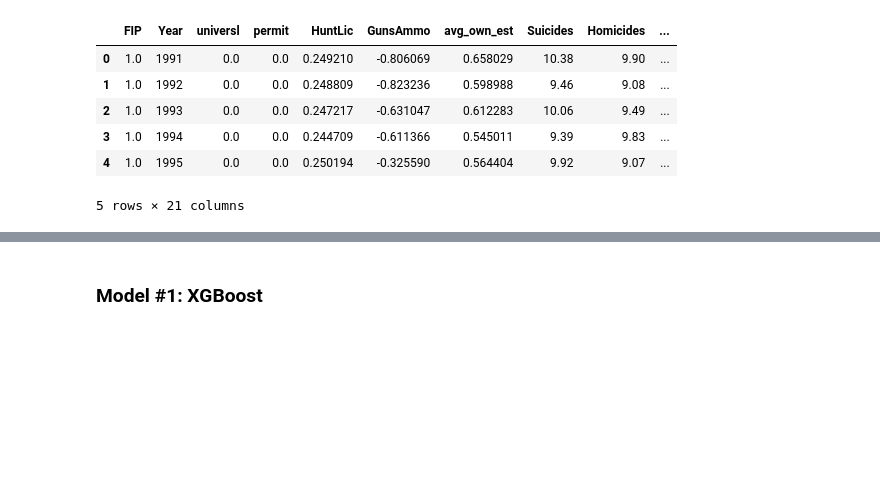
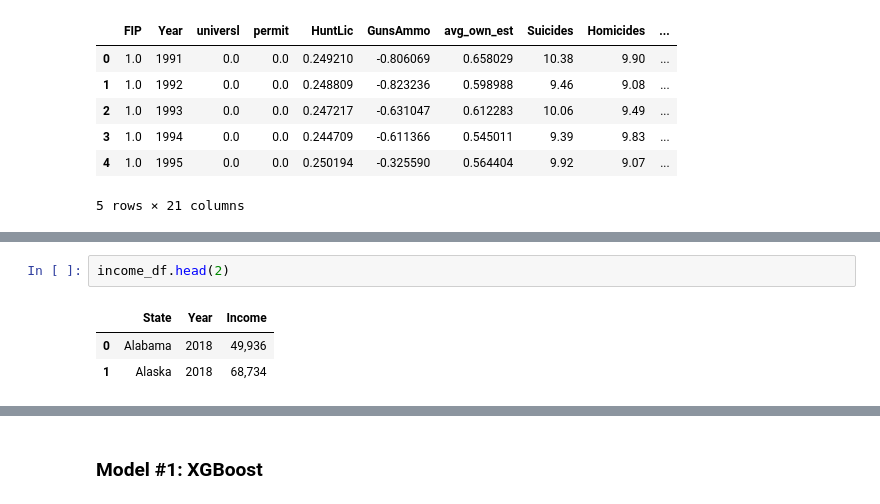
Before and after one commit to statzenthusiast921/FirearmsAnalysis, a Jupyter notebook: main/notebooks/Predictive Model for Gun-Deaths 07.01.22.ipynb, the cells around one changed output, grey strips where cells are left out. Cells and saved outputs as stored; diff of their text form; blank space fills up the shorter version.

```diff
--- a/main/notebooks/Predictive Model for Gun-Deaths 07.01.22.ipynb
+++ b/main/notebooks/Predictive Model for Gun-Deaths 07.01.22.ipynb
@@ -255,0 +335,6 @@ Dataset 3 Dimensions:  (1300, 21)
+# %%
+income_df.head(2)
+# %% [output]
+|  | State | Year | Income |
+| 0 | Alabama | 2018 | 49,936 |
+| 1 | Alaska | 2018 | 68,734 |
```
Also changed, not shown: parts of 11 cells of this notebook.
